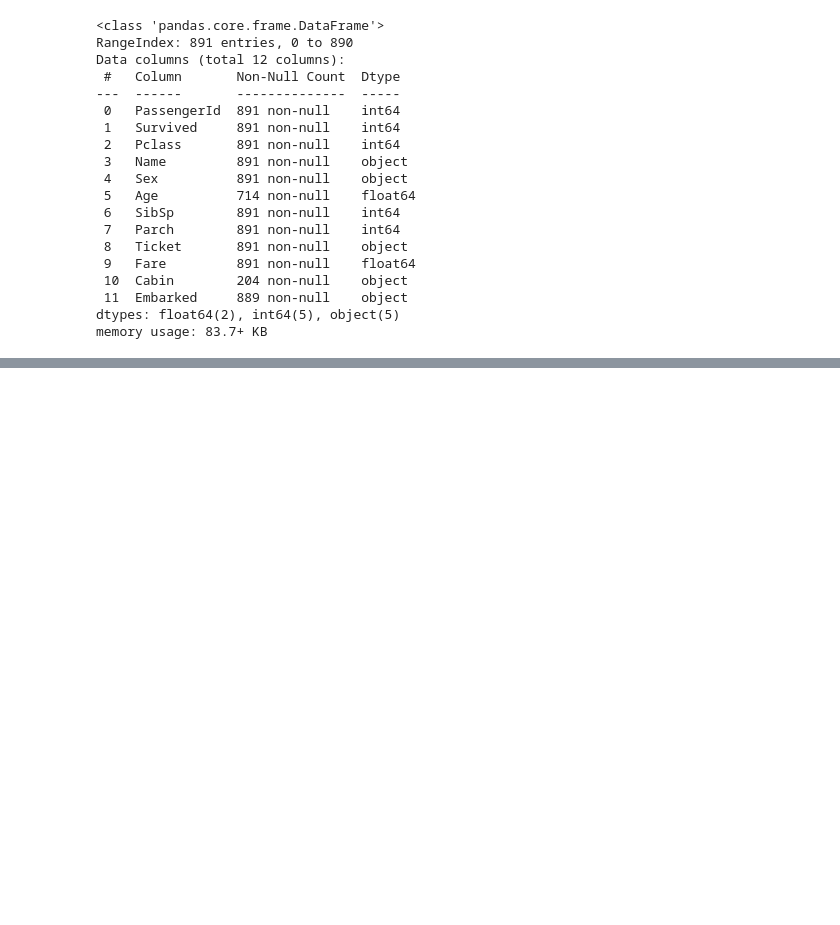
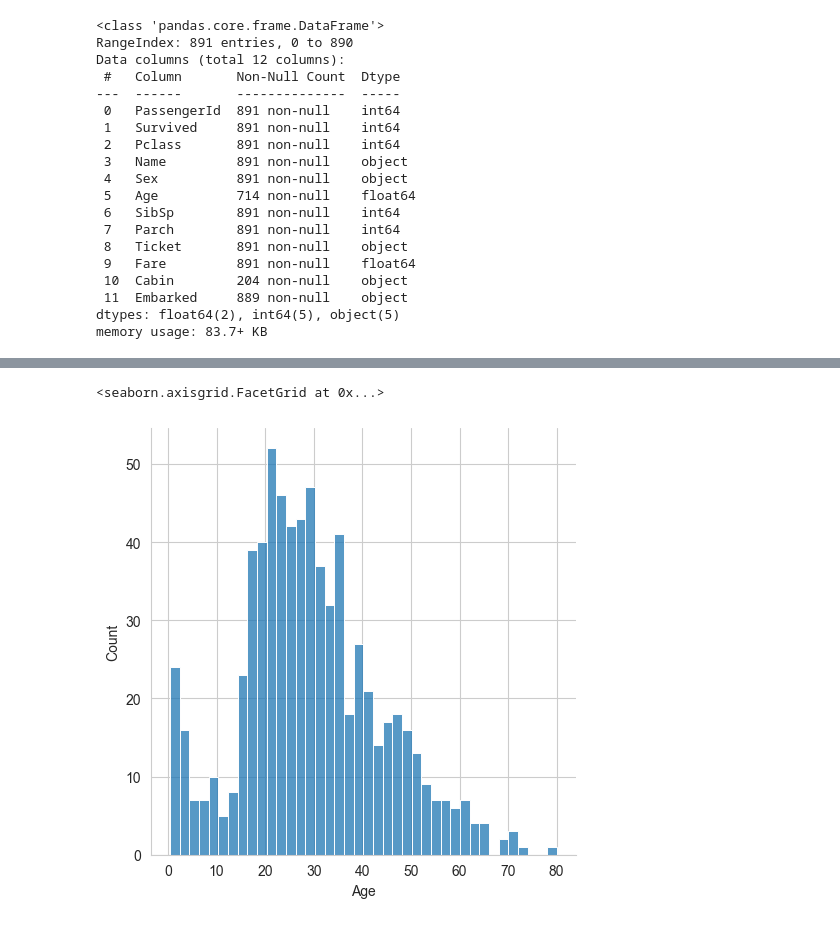
Before and after one commit to zumpious/learning_ml, a Jupyter notebook: algorithms/logistic_regression/logistic_regression.ipynb, the cells around one changed output, grey strips where cells are left out. Cells and saved outputs as stored; diff of their text form; code cells hidden in the pictures; blank space fills up the shorter version.

```diff
--- a/algorithms/logistic_regression/logistic_regression.ipynb
+++ b/algorithms/logistic_regression/logistic_regression.ipynb
@@ -53,0 +86,5 @@ memory usage: 83.7+ KB
+# %%
+sns.displot(train['Age'].dropna(),kde=False,bins=40) #distribution plot of age
+# %% [output]
+<seaborn.axisgrid.FacetGrid at 0x...>
+[figure, added]
```
Also changed, not shown: parts of 6 cells of this notebook, 1 other file.
